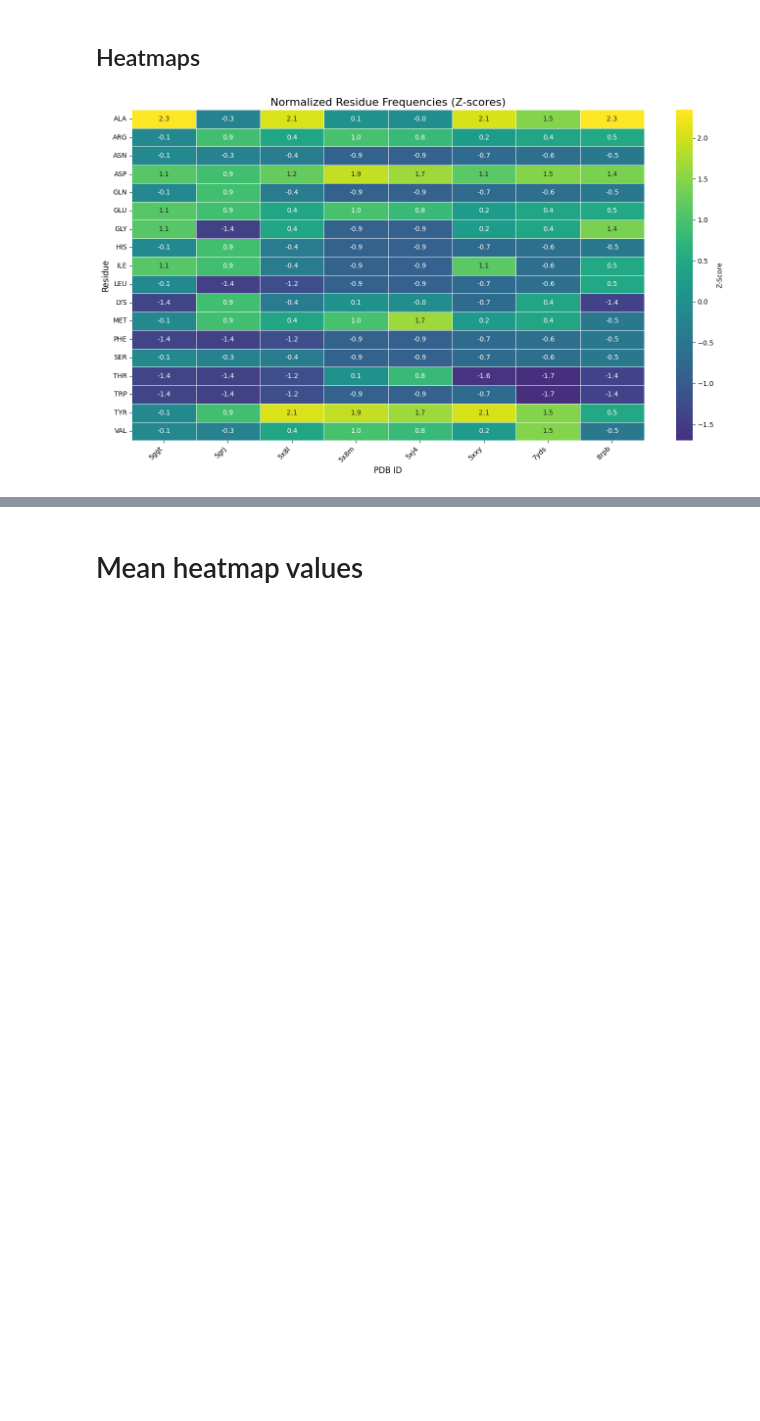
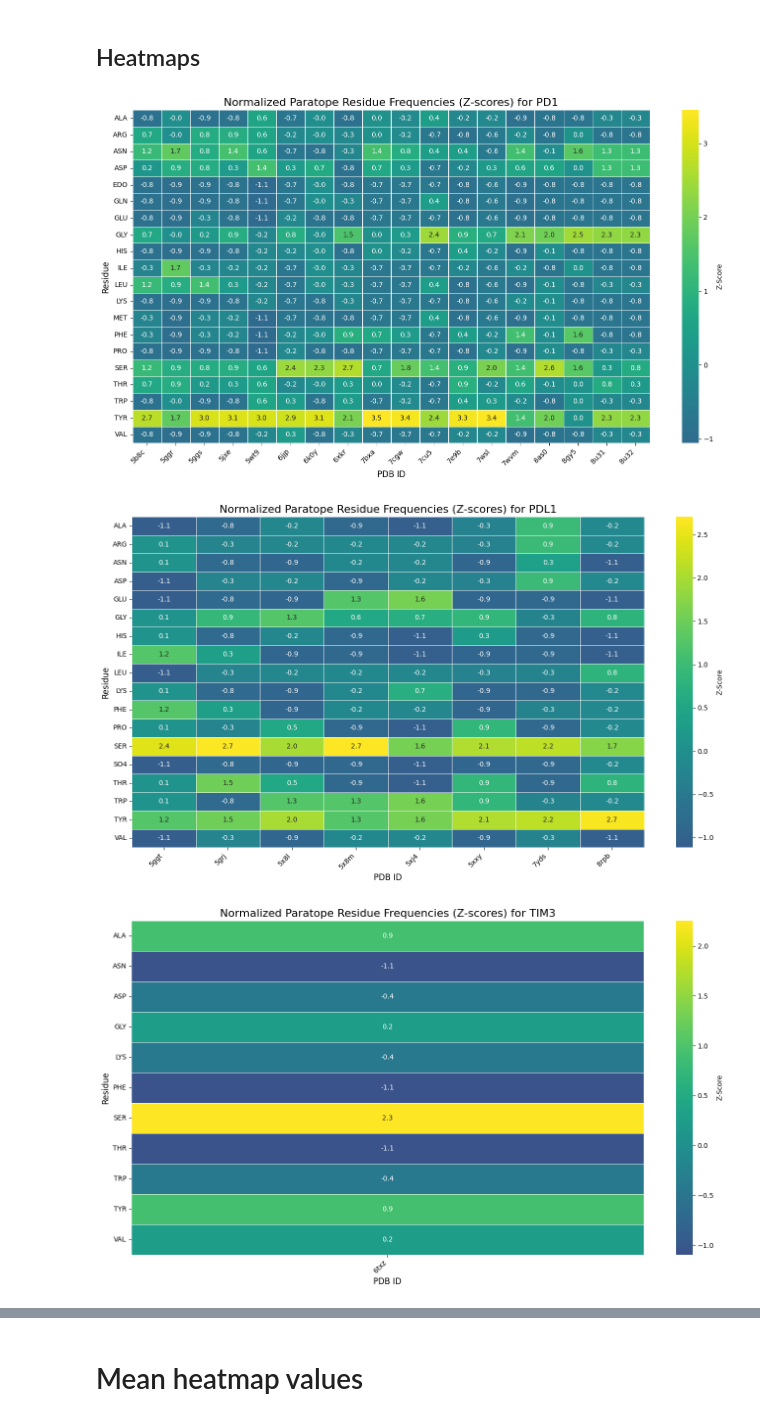
Before and after one commit to datascience-2025-group4/group04-team01, a Jupyter notebook: exploratory_data_analysis.ipynb, the cells around one changed output, grey strips where cells are left out. Saved outputs shown, nothing was run; the diff lists cells and outputs as text; code cells hidden in the pictures; blank space fills up the shorter version.

Commit message:
paratope residues

```diff
--- a/exploratory_data_analysis.ipynb
+++ b/exploratory_data_analysis.ipynb
@@ -278,33 +326,34 @@ Saved pivot summary to tim3_epitope_residue_frequencies_pivot.csv
 # %%
 # Load pivoted frequency table
 checkpoints = ['pd1', 'pdl1', 'tim3', 'kir', 'lag3', 'tim3']
 
 for ckpt in checkpoints:
-    df = pd.read_csv(f"data/{ckpt}/{ckpt}_epitope_residue_frequencies_pivot.csv", index_col=0)
-
+    df = pd.read_csv(f"data/{ckpt}/{ckpt}_paratope_residue_frequencies_pivot.csv", index_col=0)
     # Z-score across all values
     df_z = df.apply(zscore, axis=0)
 
     plt.figure(figsize=(14, 8))
 
     sns.heatmap(
         df_z,
         cmap="viridis", #Farbe
         center=0,
         annot=True,
         fmt=".1f",
         linewidths=0.5,
         linecolor='white',
         cbar_kws={"label": "Z-Score"}
     )
 
-    plt.title("Normalized Residue Frequencies (Z-scores)", fontsize=16)
+    plt.title(f"Normalized Paratope Residue Frequencies (Z-scores) for {ckpt.upper()}", fontsize=16)
     plt.ylabel("Residue", fontsize=12)
     plt.xlabel("PDB ID", fontsize=12)
     plt.xticks(rotation=45, ha='right')
     plt.yticks(rotation=0)
     plt.tight_layout()
-    # plt.savefig(f"plots/{variable}_heatmap.pdf", bbox_inches = "tight")
+    plt.savefig(f"plots/{ckpt}_paratope_freq_heatmap.pdf", bbox_inches = "tight")
     plt.show()
 # %% [output]
-[figure, old version]
+[figure, new version]
+[figure, added]
+[figure, added]
```
Also changed, not shown: parts of 7 cells of this notebook, 34 other files.
